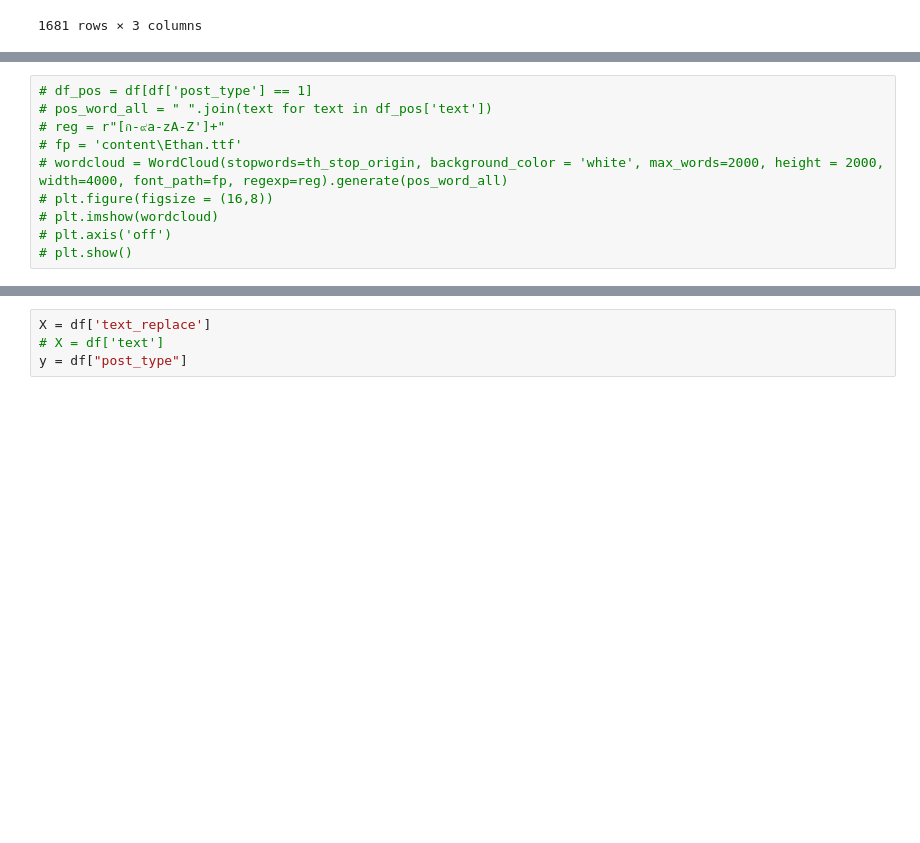
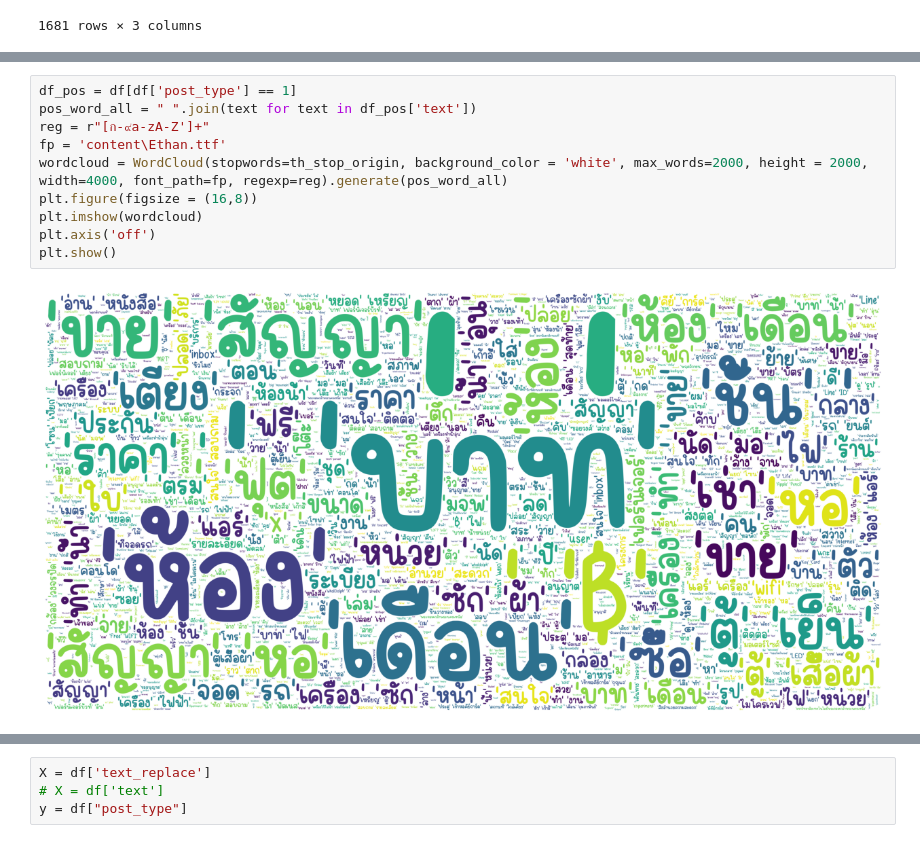
Before and after one commit to MolaOrangeFish/scrap_facebook_linux, a Jupyter notebook: prepare_dataset/train_model_sklearn.ipynb, the cells around one changed output, grey strips where cells are left out. Drawn from its saved outputs; the diff is of its cells as text; blank space fills up the shorter version.

```diff
--- a/prepare_dataset/train_model_sklearn.ipynb
+++ b/prepare_dataset/train_model_sklearn.ipynb
@@ -56,11 +56,13 @@ df
 # %%
-# df_pos = df[df['post_type'] == 1]
-# pos_word_all = " ".join(text for text in df_pos['text'])
-# reg = r"[ก-๙a-zA-Z']+"
-# fp = 'content\Ethan.ttf'
-# wordcloud = WordCloud(stopwords=th_stop_origin, background_color = 'white', max_words=2000, height = 2000, width=4000, font_path=fp, regexp=reg).generate(pos_word_all)
-# plt.figure(figsize = (16,8))
-# plt.imshow(wordcloud)
-# plt.axis('off')
-# plt.show()
+df_pos = df[df['post_type'] == 1]
+pos_word_all = " ".join(text for text in df_pos['text'])
+reg = r"[ก-๙a-zA-Z']+"
+fp = 'content\Ethan.ttf'
+wordcloud = WordCloud(stopwords=th_stop_origin, background_color = 'white', max_words=2000, height = 2000, width=4000, font_path=fp, regexp=reg).generate(pos_word_all)
+plt.figure(figsize = (16,8))
+plt.imshow(wordcloud)
+plt.axis('off')
+plt.show()
+# %% [output]
+[figure, added]
 # %%
```
Also changed, not shown: parts of 3 cells of this notebook.
